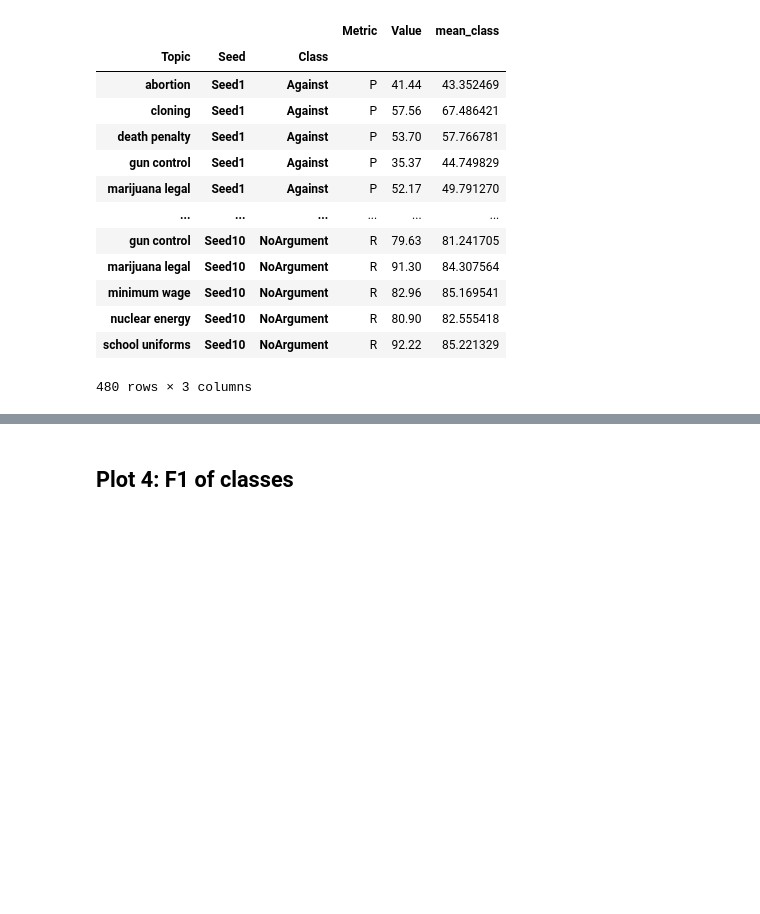
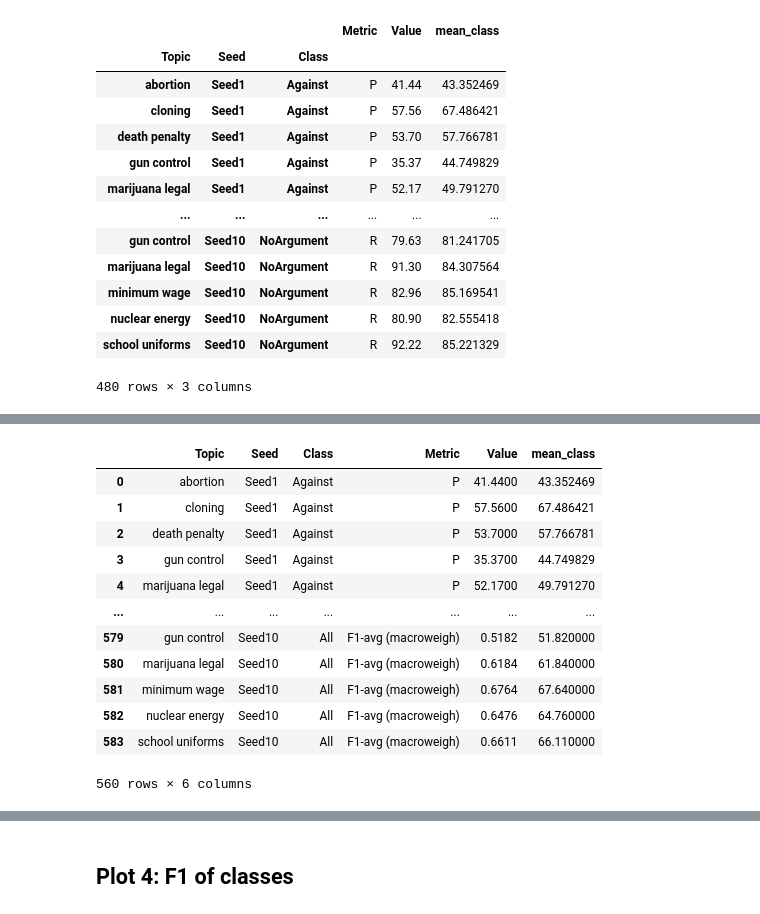
Before and after one commit to myrthereuver/claims-reproduction, a Jupyter notebook: analysis_reproduction/notebooks/Topics_Score_Viz.ipynb, the cells around one changed output, grey strips where cells are left out. Cells and saved outputs as stored; diff of their text form; code cells hidden in the pictures; blank space fills up the shorter version.

```diff
--- a/analysis_reproduction/notebooks/Topics_Score_Viz.ipynb
+++ b/analysis_reproduction/notebooks/Topics_Score_Viz.ipynb
@@ -364,3 +373,19 @@ df_fourclass
+# %%
+df_fourclass
+# %% [output]
+|  | Topic | Seed | Class | Metric | Value | mean_class |
+| 0 | abortion | Seed1 | Against | P | 41.4400 | 43.352469 |
+| 1 | cloning | Seed1 | Against | P | 57.5600 | 67.486421 |
+| 2 | death penalty | Seed1 | Against | P | 53.7000 | 57.766781 |
+| 3 | gun control | Seed1 | Against | P | 35.3700 | 44.749829 |
+| 4 | marijuana legal | Seed1 | Against | P | 52.1700 | 49.791270 |
+| ... | ... | ... | ... | ... | ... | ... |
+| 579 | gun control | Seed10 | All | F1-avg (macroweigh) | 0.5182 | 51.820000 |
+| 580 | marijuana legal | Seed10 | All | F1-avg (macroweigh) | 0.6184 | 61.840000 |
+| 581 | minimum wage | Seed10 | All | F1-avg (macroweigh) | 0.6764 | 67.640000 |
+| 582 | nuclear energy | Seed10 | All | F1-avg (macroweigh) | 0.6476 | 64.760000 |
+| 583 | school uniforms | Seed10 | All | F1-avg (macroweigh) | 0.6611 | 66.110000 |
+560 rows × 6 columns
 # %%
 F1_SVM = pd.DataFrame([0.46, 0.59, 0.48, 0.51, 0.32,0.61, 0.60, 0.58],[topics])
 F1_SVM = F1_SVM * 100
```
Also changed, not shown: parts of 18 cells of this notebook, 4 other files.
